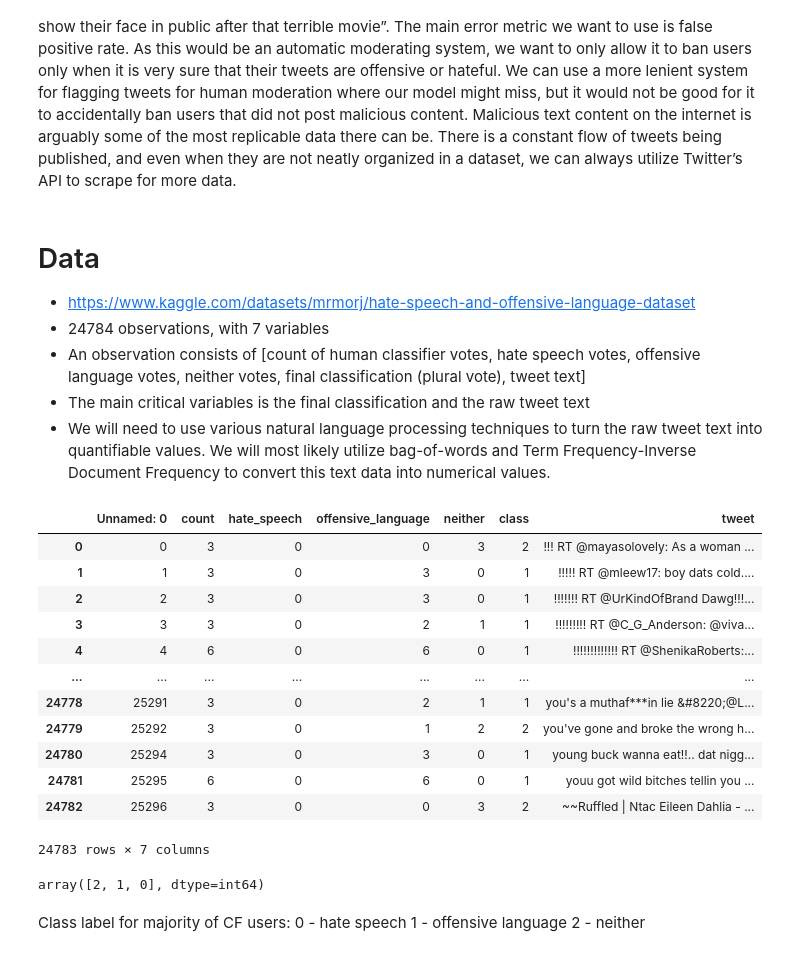
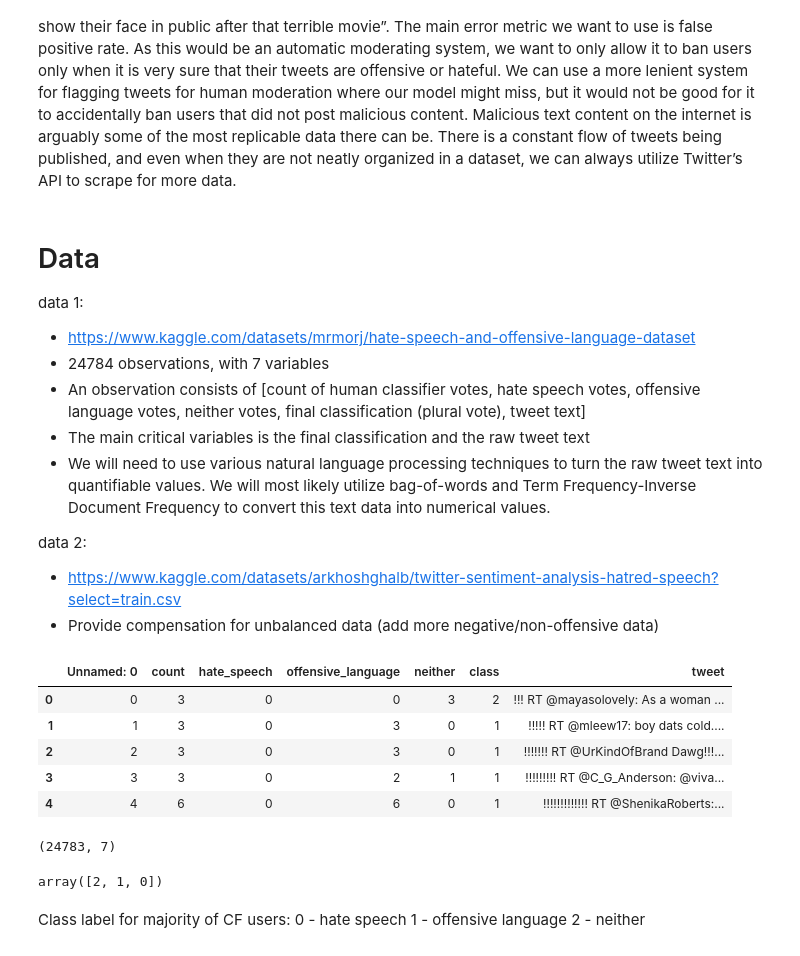
Before and after one commit to COGS118A/Group021-SP23, a Jupyter notebook: FinalProject_Group021-SP23.ipynb, the cells around one changed output. Saved outputs shown, nothing was run; the diff lists cells and outputs as text; code cells hidden in the pictures.

```diff
--- a/FinalProject_Group021-SP23.ipynb
+++ b/FinalProject_Group021-SP23.ipynb
@@ -39,32 +39,34 @@ The problem we are solving is the classification of Tweets into 2 or 3 different
 # %% [markdown]
 # Data
 
+data 1:
 - https://www.kaggle.com/datasets/mrmorj/hate-speech-and-offensive-language-dataset
 - 24784 observations, with 7 variables
 - An observation consists of [count of human classifier votes, hate speech votes, offensive language votes, neither votes, final classification (plural vote), tweet text]
 - The main critical variables is the final classification and the raw tweet text
 - We will need to use various natural language processing techniques to turn the raw tweet text into quantifiable values. We will most likely utilize bag-of-words and Term Frequency-Inverse Document Frequency to convert this text data into numerical values.
+
+data 2:
+- https://www.kaggle.com/datasets/arkhoshghalb/twitter-sentiment-analysis-hatred-speech?select=train.csv
+- Provide compensation for unbalanced data (add more negative/non-offensive data)
 # %%
-df = pd.read_csv('labeled_data.csv')
-df
+offensive_df = pd.read_csv('data/labeled_data.csv')
+offensive_df.head()
 # %% [output]
 |  | Unnamed: 0 | count | hate_speech | offensive_language | neither | class | tweet |
 | 0 | 0 | 3 | 0 | 0 | 3 | 2 | !!! RT @mayasolovely: As a woman ... |
 | 1 | 1 | 3 | 0 | 3 | 0 | 1 | !!!!! RT @mleew17: boy dats cold.... |
 | 2 | 2 | 3 | 0 | 3 | 0 | 1 | !!!!!!! RT @UrKindOfBrand Dawg!!!... |
 | 3 | 3 | 3 | 0 | 2 | 1 | 1 | !!!!!!!!! RT @C_G_Anderson: @viva... |
 | 4 | 4 | 6 | 0 | 6 | 0 | 1 | !!!!!!!!!!!!! RT @ShenikaRoberts:... |
-| ... | ... | ... | ... | ... | ... | ... | ... |
-| 24778 | 25291 | 3 | 0 | 2 | 1 | 1 | you's a muthaf***in lie &#8220;@L... |
-| 24779 | 25292 | 3 | 0 | 1 | 2 | 2 | you've gone and broke the wrong h... |
-| 24780 | 25294 | 3 | 0 | 3 | 0 | 1 | young buck wanna eat!!.. dat nigg... |
-| 24781 | 25295 | 6 | 0 | 6 | 0 | 1 | youu got wild bitches tellin you ... |
-| 24782 | 25296 | 3 | 0 | 0 | 3 | 2 | ~~Ruffled | Ntac Eileen Dahlia - ... |
-24783 rows × 7 columns
+# %%
+offensive_df.shape
+# %% [output]
+(24783, 7)
 # %%
-df['class'].unique()
+offensive_df['class'].unique()
 # %% [output]
-array([2, 1, 0], dtype=int64)
+array([2, 1, 0])
 # %% [markdown]
 Class label for majority of CF users:
  0 - hate speech
```
Also changed, not shown: parts of 41 cells of this notebook, 3 other files.
